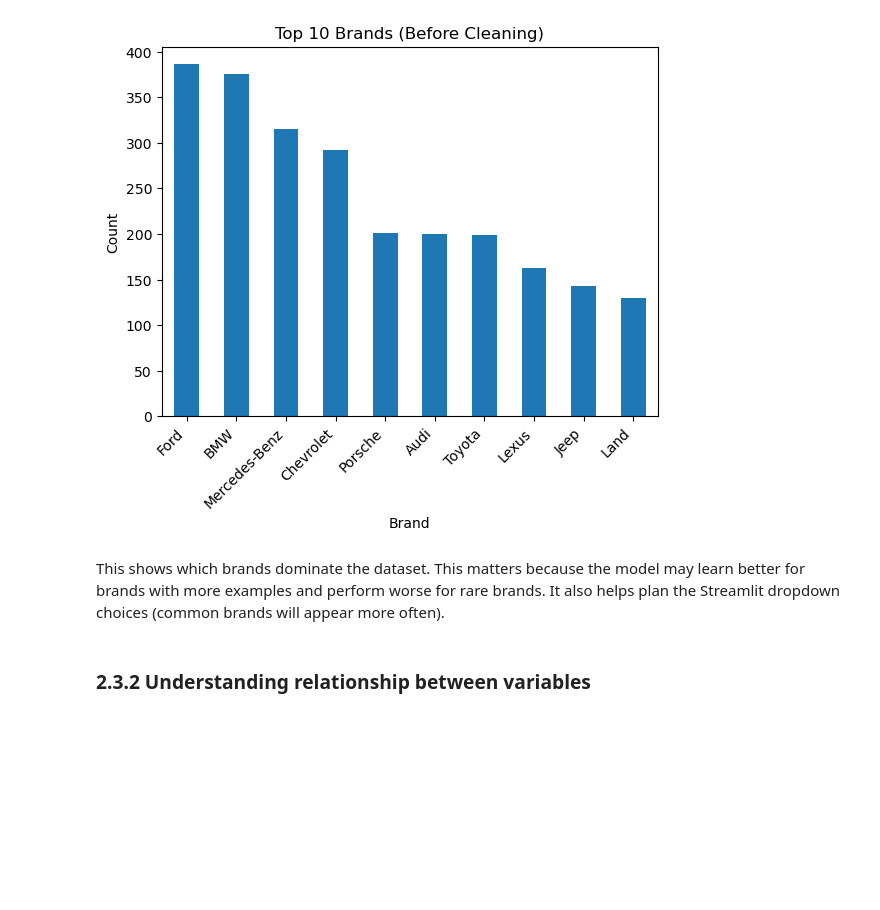
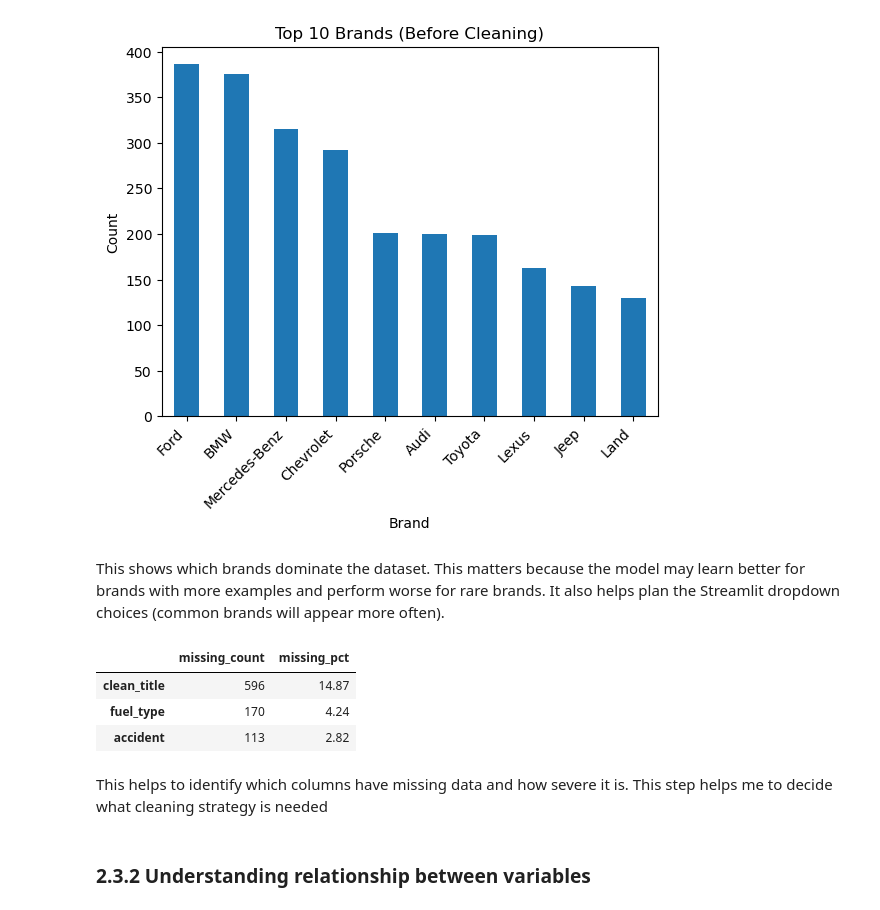
Before and after one commit to Amirul36/mldp-used-car-price, a Jupyter notebook: MLDP Program Codes Submission Template.ipynb, the cells around one changed output. Cells and saved outputs as stored; diff of their text form; code cells hidden in the pictures; blank space fills up the shorter version.

```diff
--- a/MLDP Program Codes Submission Template.ipynb
+++ b/MLDP Program Codes Submission Template.ipynb
@@ -210,6 +232,23 @@ plt.show()
 [figure]
 # %% [markdown]
 This shows which brands dominate the dataset. This matters because the model may learn better for brands with more examples and perform worse for rare brands. It also helps plan the Streamlit dropdown choices (common brands will appear more often).
+# %%
+missing_count = df.isna().sum().sort_values(ascending=False)
+missing_pct = (missing_count / len(df) * 100).round(2)
+
+missing_table = pd.DataFrame({
+    "missing_count": missing_count,
+    "missing_pct": missing_pct
+})
+
+display(missing_table[missing_table["missing_count"] > 0])
+# %% [output]
+|  | missing_count | missing_pct |
+| clean_title | 596 | 14.87 |
+| fuel_type | 170 | 4.24 |
+| accident | 113 | 2.82 |
+# %% [markdown]
+This helps to identify which columns have missing data and how severe it is. This step helps me to decide what cleaning strategy is needed
 # %% [markdown]
 ### 2.3.2 Understanding relationship between variables
 # %%
```
Also changed, not shown: parts of 8 cells of this notebook.
